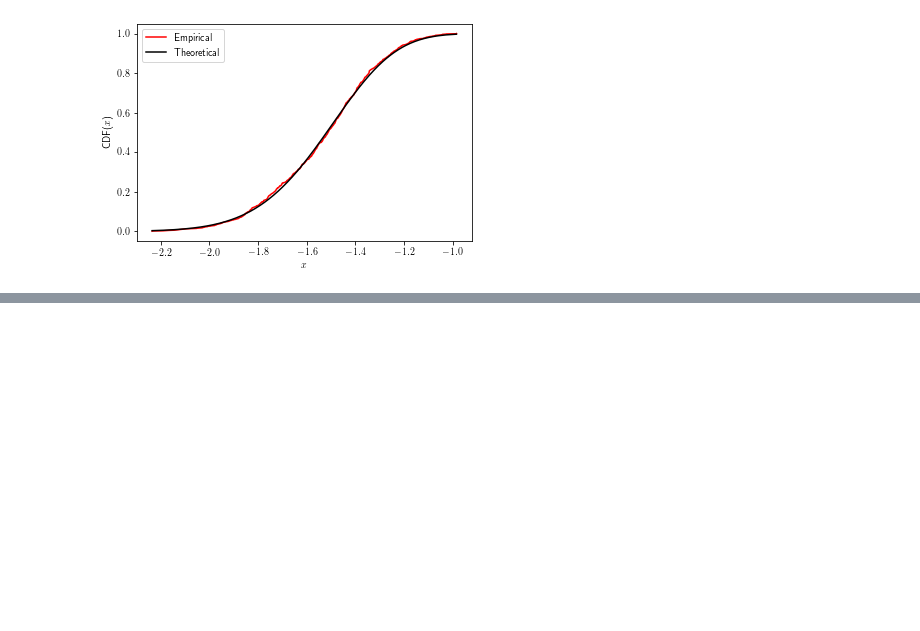
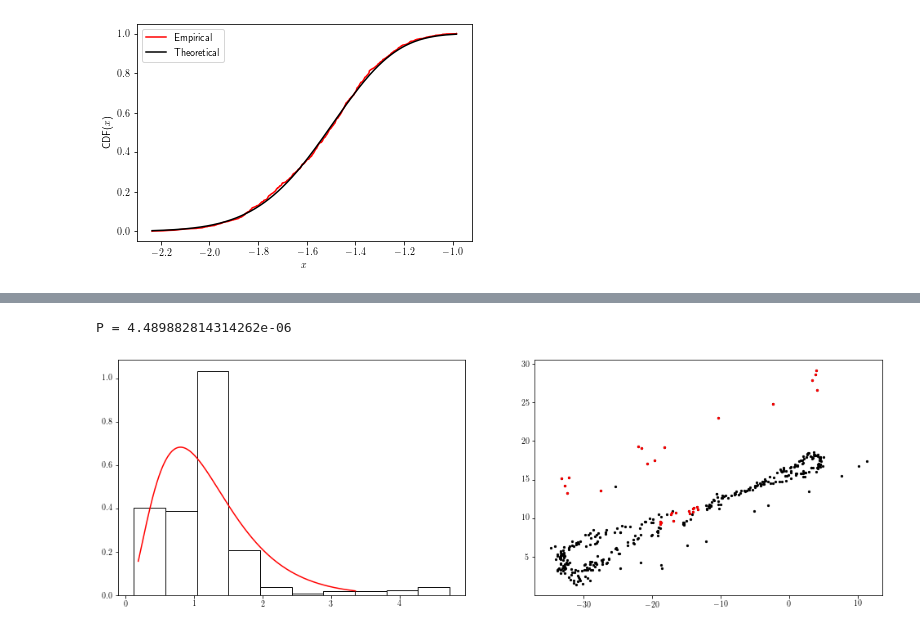
Before and after one commit to Daples/mathematical-engineering, a Jupyter notebook: 201/non-parametric-statistics/workshop-code.ipynb, the cells around one changed output, grey strips where cells are left out. Drawn from its saved outputs; the diff is of its cells as text; code cells hidden in the pictures; blank space fills up the shorter version.

```diff
--- a/201/non-parametric-statistics/workshop-code.ipynb
+++ b/201/non-parametric-statistics/workshop-code.ipynb
@@ -272,0 +422,16 @@ array([], dtype=float64)
+# %%
+# Damage data
+damaged_sample = sample.copy()
+indexes = np.random.randint(sample.shape[1] - 1, size=30)
+for index in indexes:
+    rand = np.random.random()
+    if rand < 0.5:
+        damaged_sample[0, index] += np.random.normal(10, 0.5)
+    else:
+        damaged_sample[1, index] += np.random.normal(10, 0.5)
+# %%
+# Create outliers
+non_robust(damaged_sample)
+# %% [output]
+P = 4.489882814314262e-06
+[figure, added]
```
Also changed, not shown: parts of 9 cells of this notebook, 6 other files.
